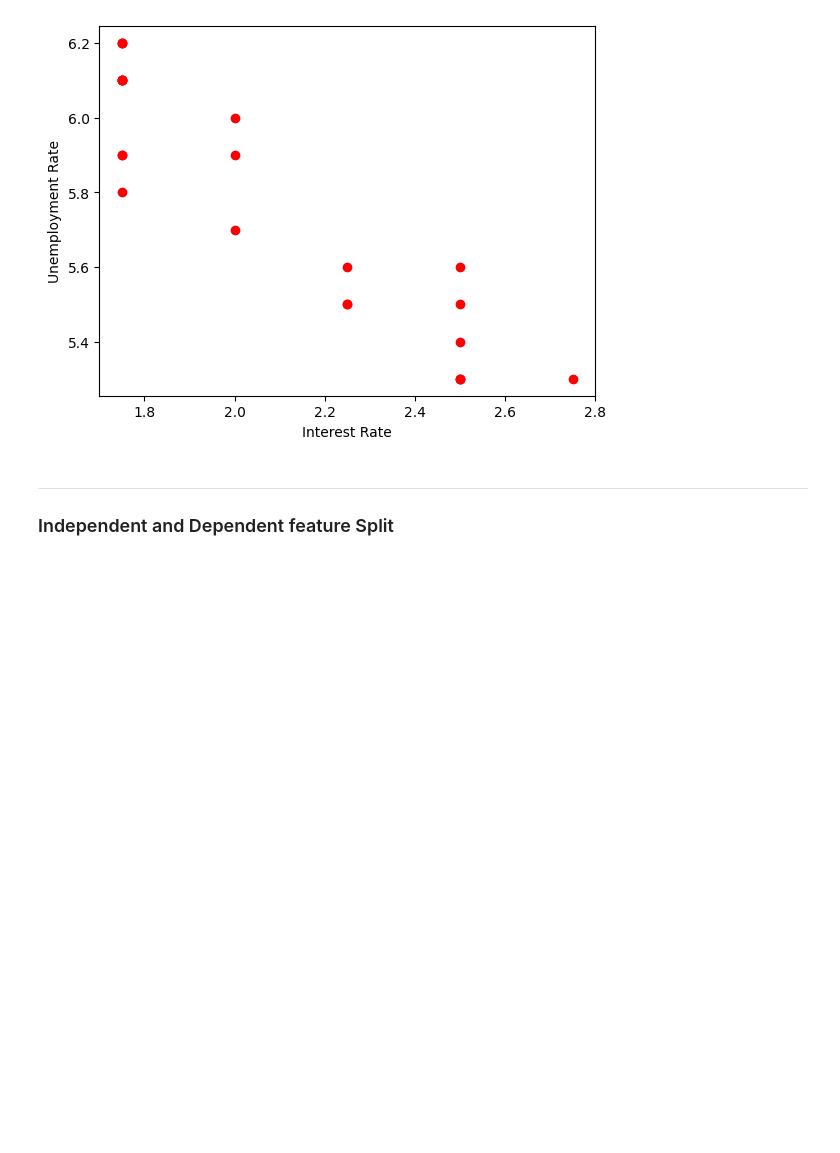
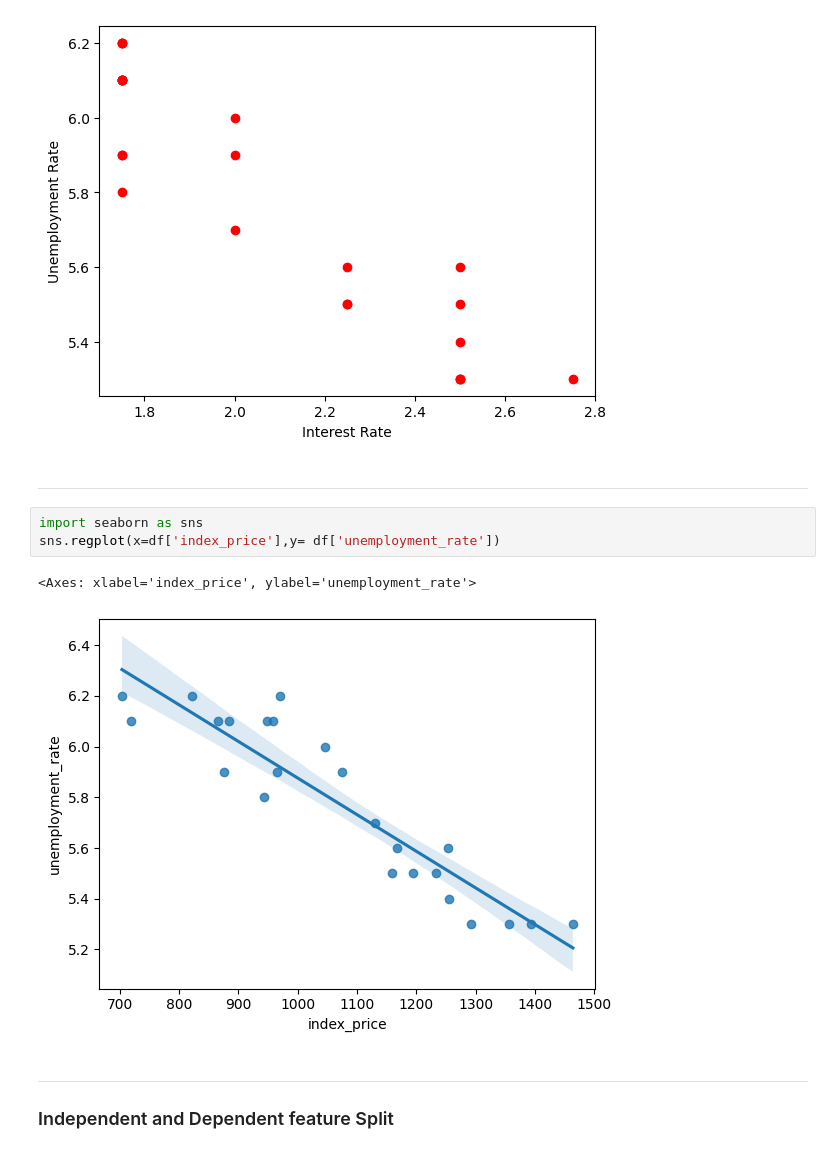
Before and after one commit to ShivamDevHere/machine-learning, a Jupyter notebook: 01-Linear Regression/02-multiple-linear-regression.ipynb, the cells around one changed output. Drawn from its saved outputs; the diff is of its cells as text; blank space fills up the shorter version.

Commit message:
Plot: Regression Plot

```diff
--- a/01-Linear Regression/02-multiple-linear-regression.ipynb
+++ b/01-Linear Regression/02-multiple-linear-regression.ipynb
@@ -45,6 +51,14 @@ plt.ylabel("Unemployment Rate")
 # %% [output]
 Text(0, 0.5, 'Unemployment Rate')
 [figure]
+# %% [markdown]
+---
+# %%
+import seaborn as sns
+sns.regplot(x=df['index_price'],y= df['unemployment_rate'])
+# %% [output]
+<Axes: xlabel='index_price', ylabel='unemployment_rate'>
+[figure, added]
 # %% [markdown]
 ---
 
```
Also changed, not shown: parts of 2 cells of this notebook.
